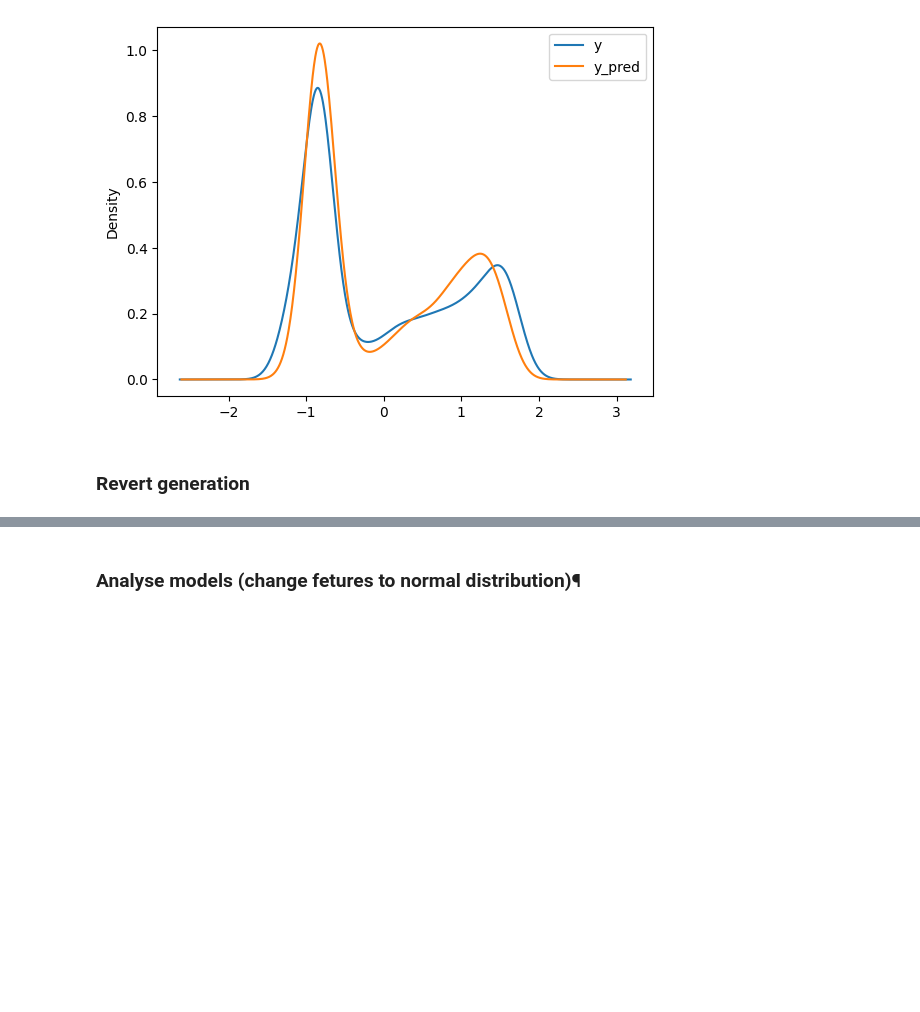
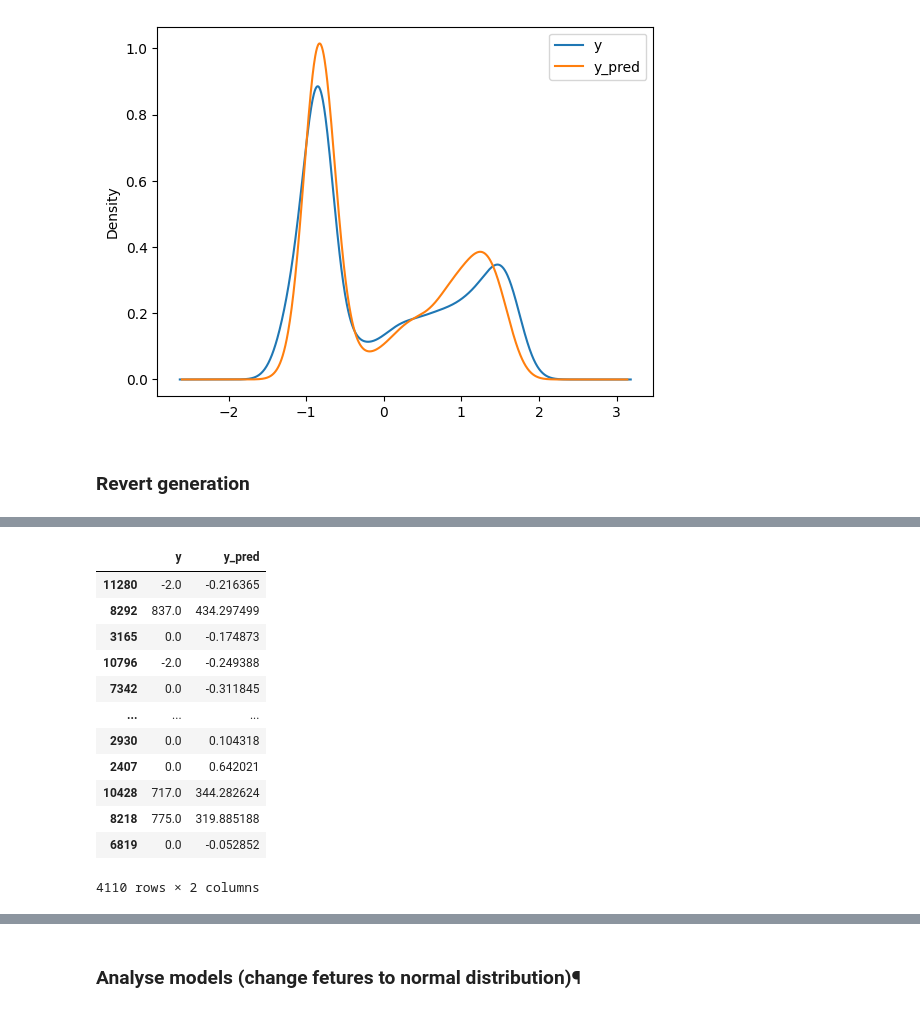
Before and after one commit to seeman512/ML, a Jupyter notebook: Lab10/Hometask.ipynb, the cells around one changed output, grey strips where cells are left out. Cells and saved outputs as stored; diff of their text form; code cells hidden in the pictures; blank space fills up the shorter version.

```diff
--- a/Lab10/Hometask.ipynb
+++ b/Lab10/Hometask.ipynb
@@ -386,3 +386,19 @@ plt.show()
+# %%
+temp_df
+# %% [output]
+|  | y | y_pred |
+| 11280 | -2.0 | -0.216365 |
+| 8292 | 837.0 | 434.297499 |
+| 3165 | 0.0 | -0.174873 |
+| 10796 | -2.0 | -0.249388 |
+| 7342 | 0.0 | -0.311845 |
+| ... | ... | ... |
+| 2930 | 0.0 | 0.104318 |
+| 2407 | 0.0 | 0.642021 |
+| 10428 | 717.0 | 344.282624 |
+| 8218 | 775.0 | 319.885188 |
+| 6819 | 0.0 | -0.052852 |
+4110 rows × 2 columns
 # %%
 print("r2 train: %.2f" % metrics.r2_score(y_train_reverted, y_hat_train_reverted))
 print("r2 test: %.2f" % metrics.r2_score(y_test_reverted, y_hat_test_reverted))
```
Also changed, not shown: parts of 8 cells of this notebook.
